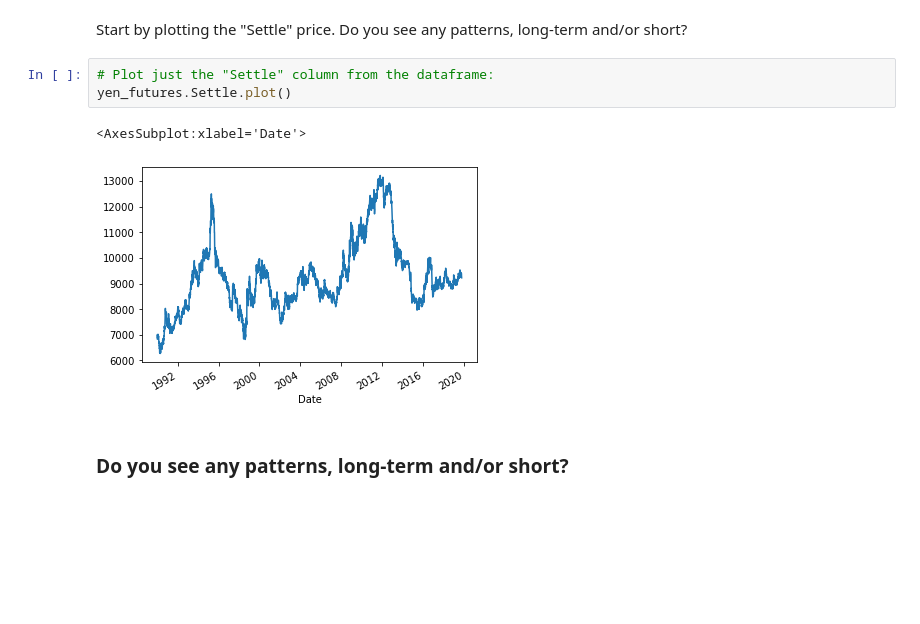
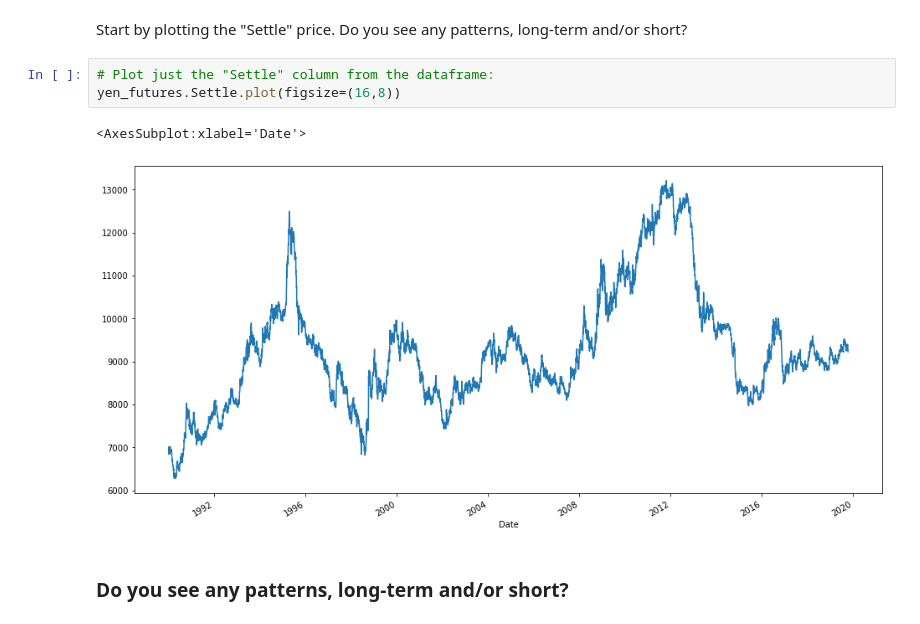
Before and after one commit to mmfsb/Time_Series_HW, a Jupyter notebook: Starter_Code/time_series_analysis.ipynb, the cells around one changed output. Drawn from its saved outputs; the diff is of its cells as text; blank space fills up the shorter version.

```diff
--- a/Starter_Code/time_series_analysis.ipynb
+++ b/Starter_Code/time_series_analysis.ipynb
@@ -50,10 +50,10 @@ yen_futures.tail()
  Start by plotting the "Settle" price. Do you see any patterns, long-term and/or short?
 # %%
 # Plot just the "Settle" column from the dataframe:
-yen_futures.Settle.plot()
+yen_futures.Settle.plot(figsize=(16,8))
 # %% [output]
 <AxesSubplot:xlabel='Date'>
-[figure, old version]
+[figure, new version]
 # %% [markdown]
 ### Do you see any patterns, long-term and/or short?
 # %% [markdown]
```
Also changed, not shown: parts of 8 cells of this notebook.
